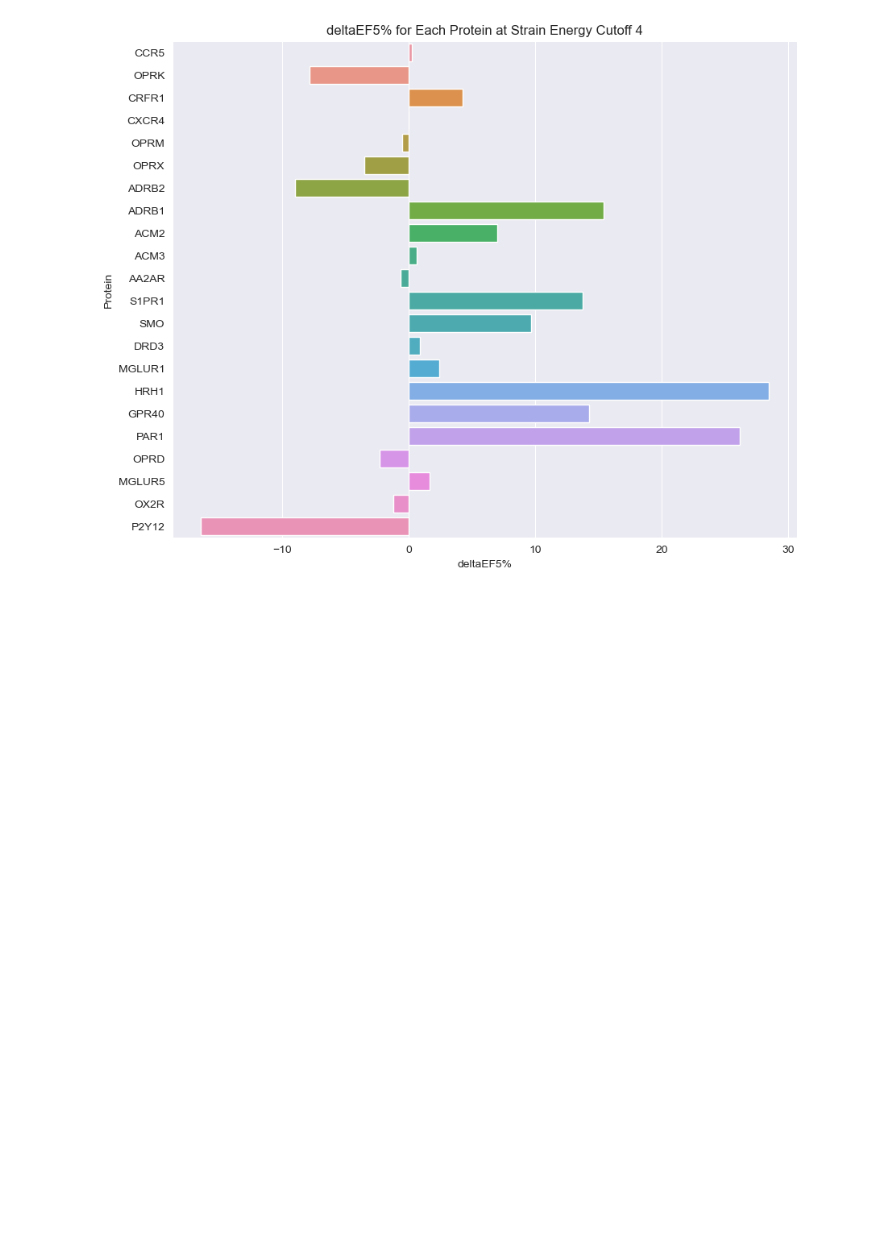
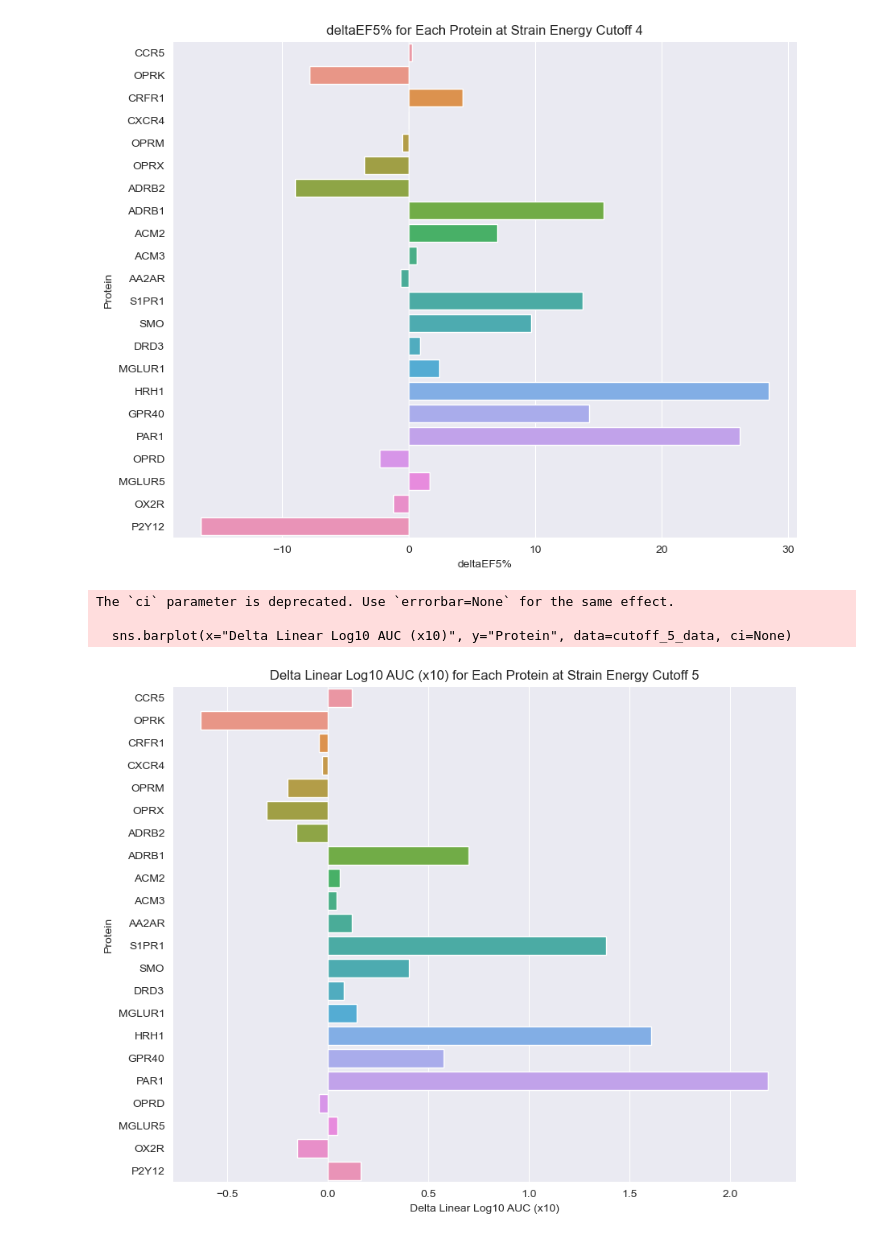
Before and after one commit to DKchemistry/chembl, a Jupyter notebook: GPCR-Bench-master/papermill/combined_data_analysis.ipynb, the cells around one changed output. Drawn from its saved outputs; the diff is of its cells as text; code cells hidden in the pictures; blank space fills up the shorter version.

Commit message:
discussed data with francesco, looks ok, investigate why systems are good or bad

```diff
--- a/GPCR-Bench-master/papermill/combined_data_analysis.ipynb
+++ b/GPCR-Bench-master/papermill/combined_data_analysis.ipynb
@@ -133,3 +133,20 @@ The `ci` parameter is deprecated. Use `errorbar=None` for the same effect.
 
   sns.barplot(x="deltaEF5%", y="Protein", data=cutoff_4_data, ci=None)
 [figure]
+# %%
+# filter the data for strain energy cut off of 5.0
+cutoff_5_data = data[data["Strain Energy Cutoff"] == "5.0"]
+
+# Create a bar plot of Delta Linear Log10 AUC (x10) for each protein at cutoff 5
+plt.figure(figsize=(10, 8))
+sns.barplot(x="Delta Linear Log10 AUC (x10)", y="Protein", data=cutoff_5_data, ci=None)
+plt.title("Delta Linear Log10 AUC (x10) for Each Protein at Strain Energy Cutoff 5")
+plt.xlabel("Delta Linear Log10 AUC (x10)")
+plt.ylabel("Protein")
+
+plt.show()
+# %% [output]
+The `ci` parameter is deprecated. Use `errorbar=None` for the same effect.
+
+  sns.barplot(x="Delta Linear Log10 AUC (x10)", y="Protein", data=cutoff_5_data, ci=None)
+[figure, added]
```
Also changed, not shown: parts of 3 cells of this notebook.
